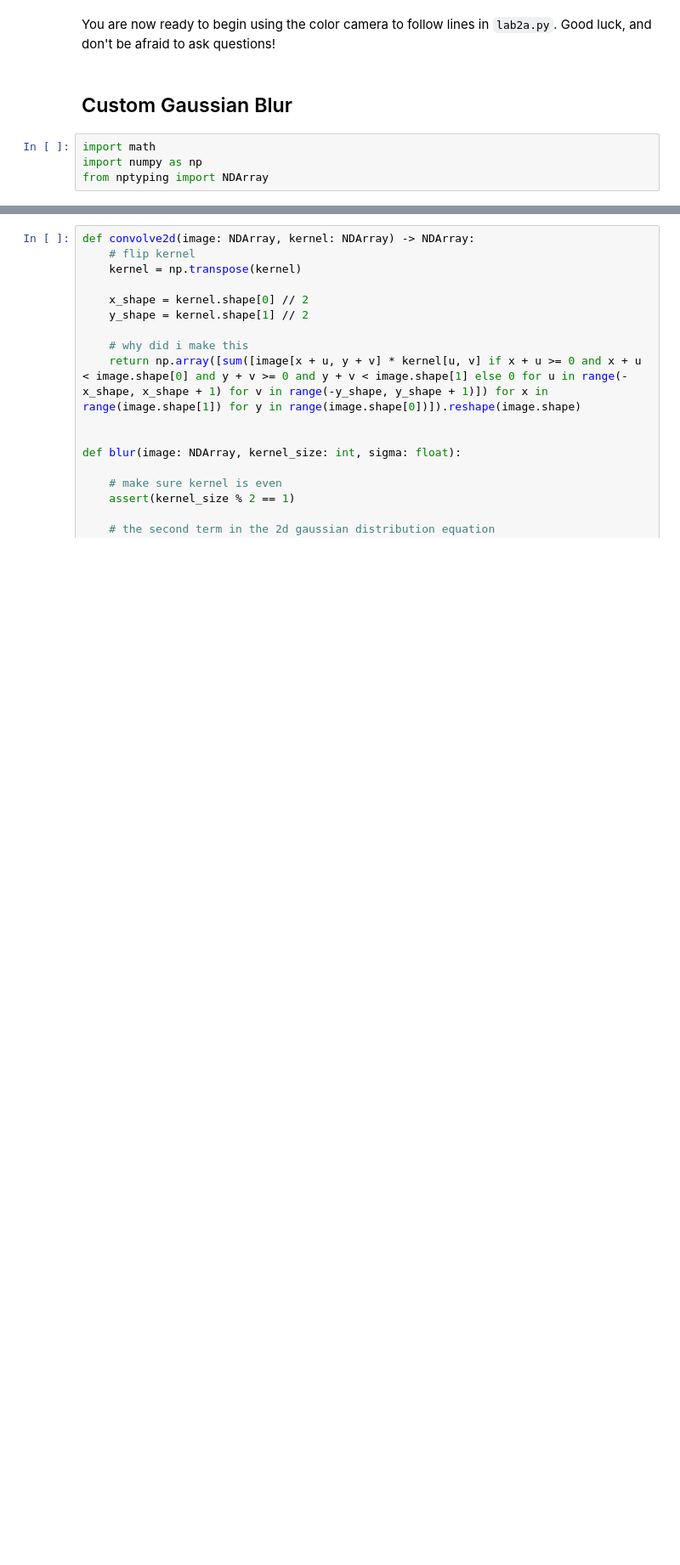
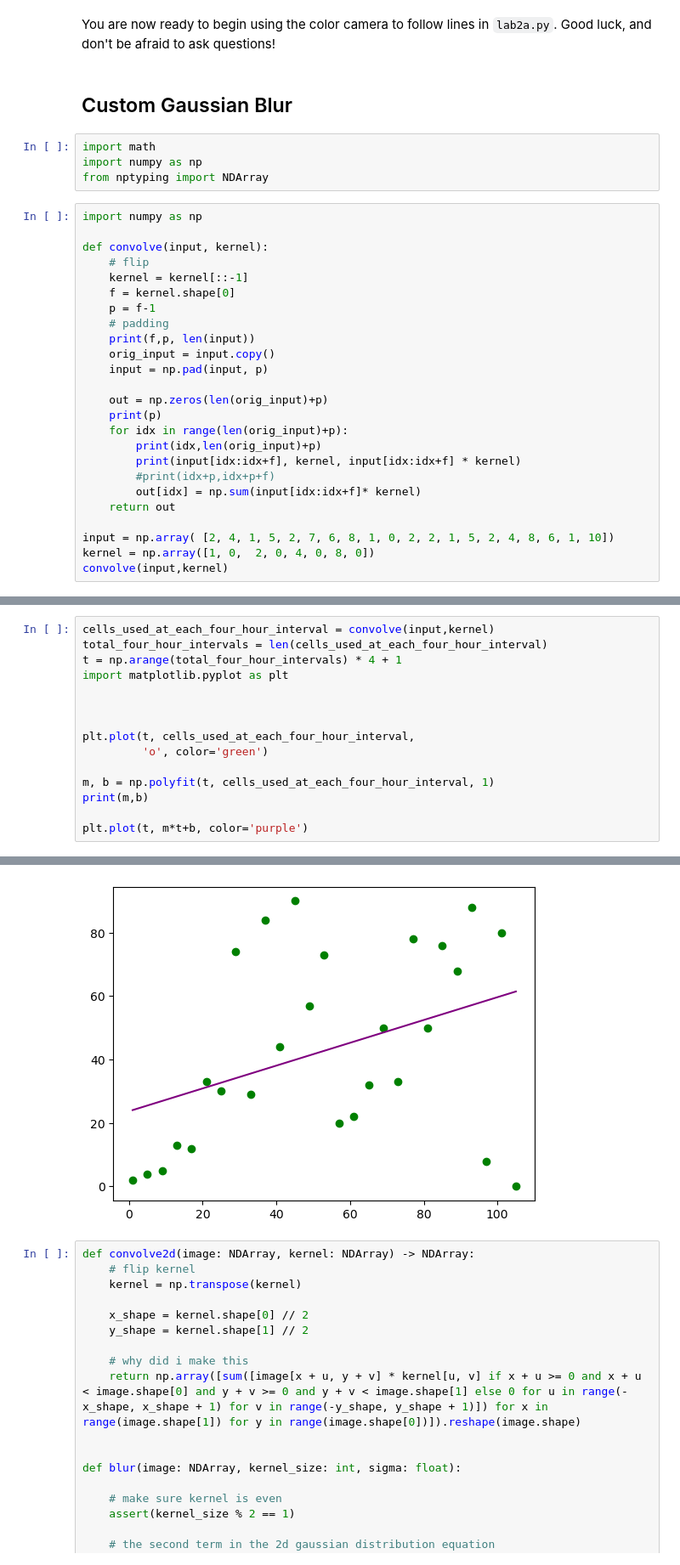
Before and after one commit to AngleSideAngle/racecar, a Jupyter notebook: racecar-6/labs/lab2/lab2.ipynb, the cells around one changed output, grey strips where cells are left out. Shown at 85% size. Cells and saved outputs as stored; diff of their text form; blank space fills up the shorter version.

```diff
--- a/racecar-6/labs/lab2/lab2.ipynb
+++ b/racecar-6/labs/lab2/lab2.ipynb
@@ -780,3 +804,28 @@ You are now ready to begin using the color camera to follow lines in `lab2a.py`.
 import math
 import numpy as np
 from nptyping import NDArray
+# %%
+import numpy as np
+
+def convolve(input, kernel):
+    # flip
+    kernel = kernel[::-1]
+    f = kernel.shape[0]
+    p = f-1
+    # padding
+    print(f,p, len(input))
+    orig_input = input.copy()
+    input = np.pad(input, p)
+
+    out = np.zeros(len(orig_input)+p)
+    print(p)
+    for idx in range(len(orig_input)+p):
+        print(idx,len(orig_input)+p)
+        print(input[idx:idx+f], kernel, input[idx:idx+f] * kernel)
+        #print(idx+p,idx+p+f)
+        out[idx] = np.sum(input[idx:idx+f]* kernel)
+    return out
+
+input = np.array( [2, 4, 1, 5, 2, 7, 6, 8, 1, 0, 2, 2, 1, 5, 2, 4, 8, 6, 1, 10])
+kernel = np.array([1, 0,  2, 0, 4, 0, 8, 0])
+convolve(input,kernel)
@@ -782,0 +853,16 @@ from nptyping import NDArray
+# %%
+cells_used_at_each_four_hour_interval = convolve(input,kernel)
+total_four_hour_intervals = len(cells_used_at_each_four_hour_interval)
+t = np.arange(total_four_hour_intervals) * 4 + 1
+import matplotlib.pyplot as plt
+
+
+
+plt.plot(t, cells_used_at_each_four_hour_interval,
+         'o', color='green')
+
+m, b = np.polyfit(t, cells_used_at_each_four_hour_interval, 1)
+print(m,b)
+
+plt.plot(t, m*t+b, color='purple')
+# %% [output]
@@ -783,3 +887,4 @@ from nptyping import NDArray
+[figure, added]
 # %%
 def convolve2d(image: NDArray, kernel: NDArray) -> NDArray:
     # flip kernel
```
Also changed, not shown: parts of 3 cells of this notebook, 1 other file.
